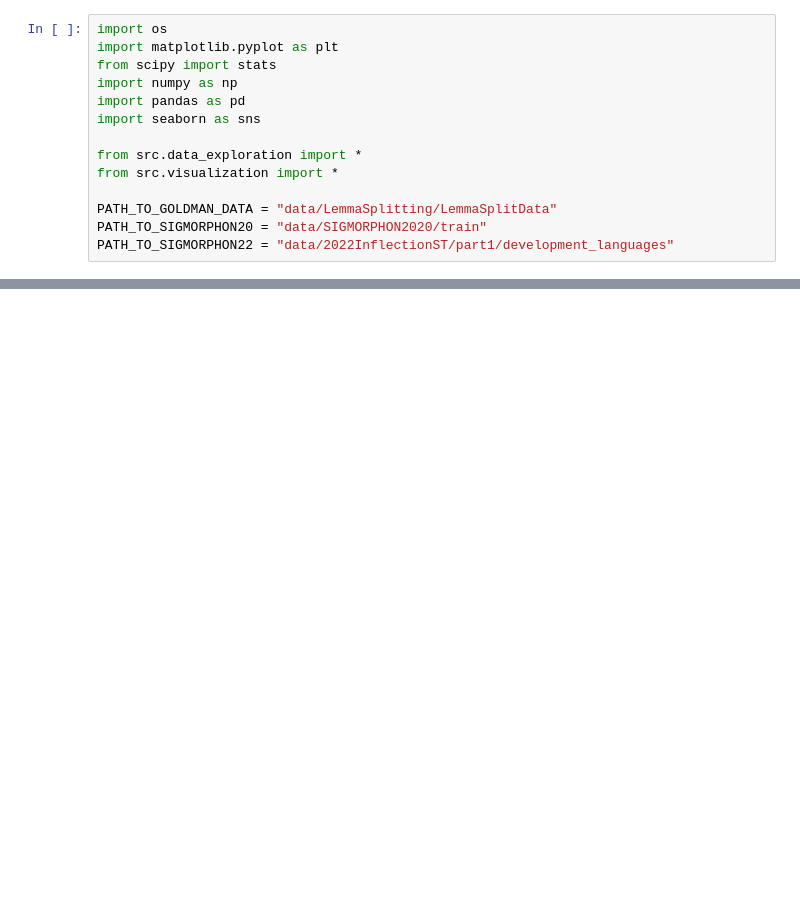
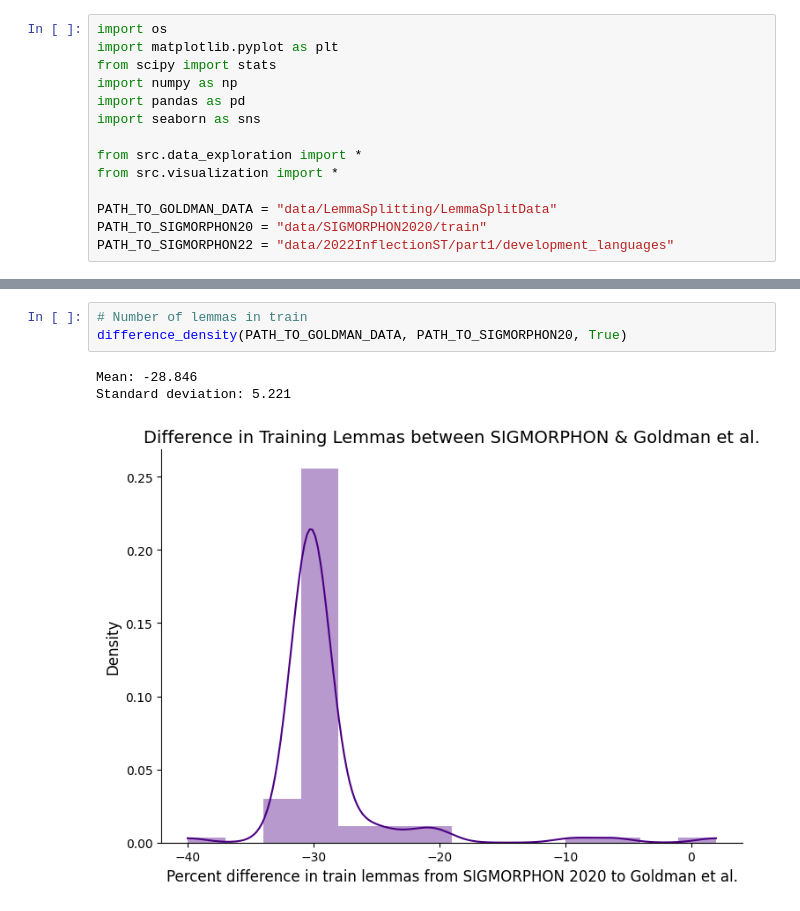
Before and after one commit to paynesa/qp2, a Jupyter notebook: code/main.ipynb, the cells around one changed output, grey strips where cells are left out. Saved outputs shown, nothing was run; the diff lists cells and outputs as text; blank space fills up the shorter version.

```diff
--- a/code/main.ipynb
+++ b/code/main.ipynb
@@ -118,0 +26,7 @@ np.std(np.asarray(sizes))
+# %%
+# Number of lemmas in train
+difference_density(PATH_TO_GOLDMAN_DATA, PATH_TO_SIGMORPHON20, True)
+# %% [output]
+Mean: -28.846
+Standard deviation: 5.221
+[figure, added]
```
Also changed, not shown: parts of 5 cells of this notebook, 4 other files.
